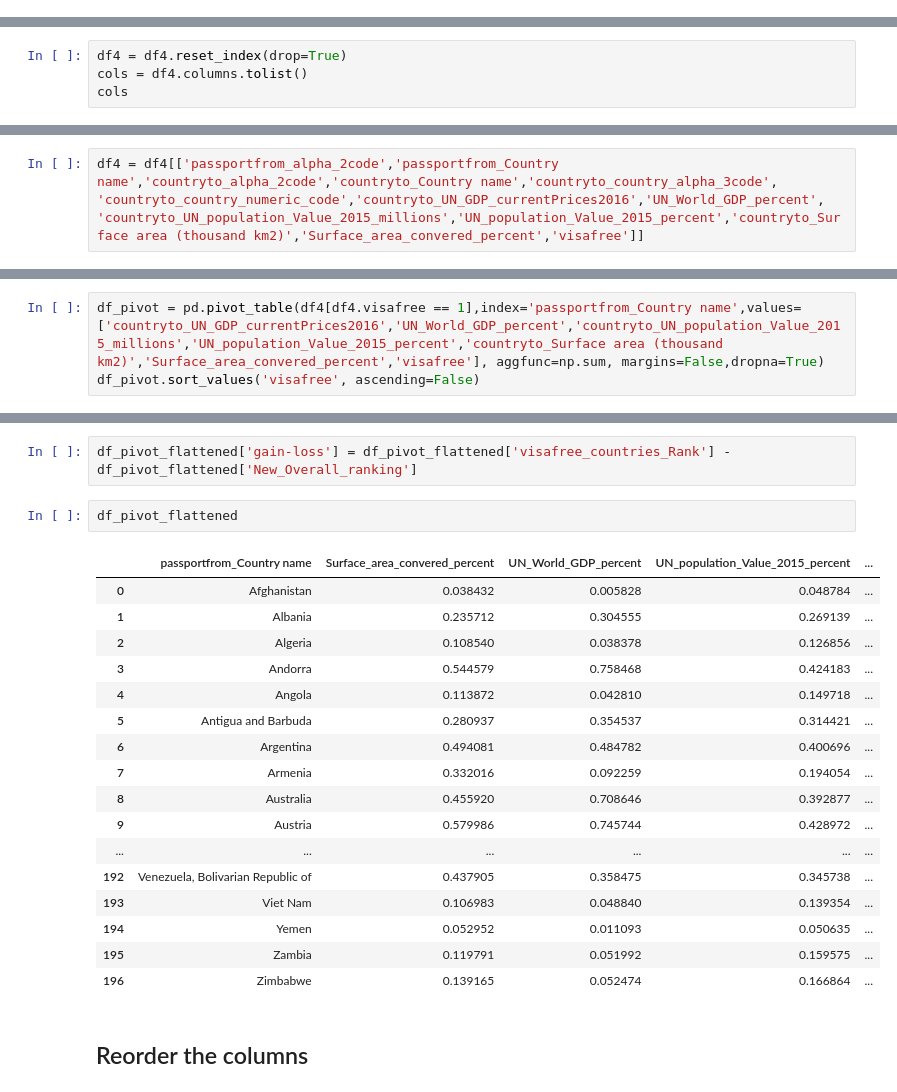
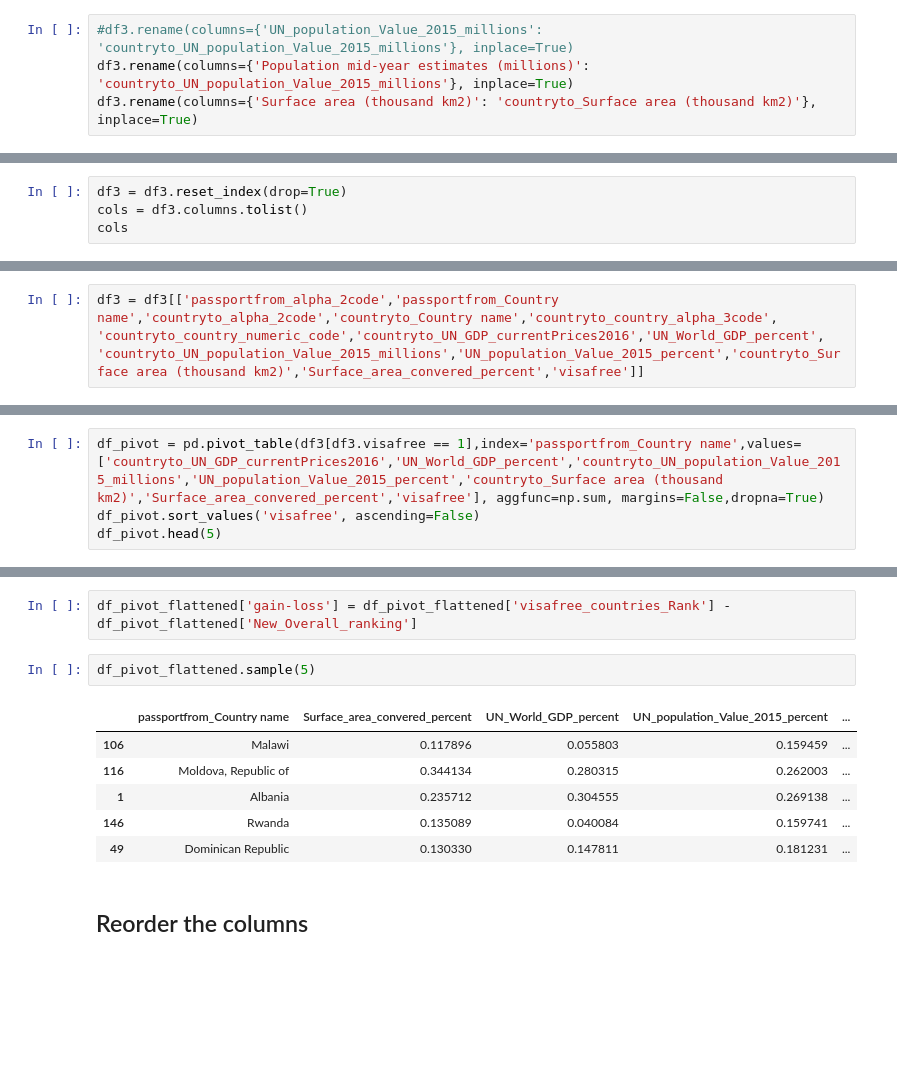
Before and after one commit to jeremielamboley/global-passport-index, a Jupyter notebook: henley_passport_index_intersect_data_sources.ipynb, the cells around one changed output, grey strips where cells are left out. Cells and saved outputs as stored; diff of their text form; blank space fills up the shorter version.

```diff
--- a/henley_passport_index_intersect_data_sources.ipynb
+++ b/henley_passport_index_intersect_data_sources.ipynb
@@ -287 +237,5 @@ df3.rename(columns={'UN_population_Value_2015_millions': 'countryto_UN_populatio
+# %%
+#df3.rename(columns={'UN_population_Value_2015_millions': 'countryto_UN_population_Value_2015_millions'}, inplace=True)
+df3.rename(columns={'Population mid-year estimates (millions)': 'countryto_UN_population_Value_2015_millions'}, inplace=True)
+df3.rename(columns={'Surface area (thousand km2)': 'countryto_Surface area (thousand km2)'}, inplace=True)
 # %%
@@ -322,8 +250,8 @@ df4.sample(5)
 # %% [markdown]
 ## Reordering the columns
 # %%
-df4 = df4.reset_index(drop=True)
-cols = df4.columns.tolist()
+df3 = df3.reset_index(drop=True)
+cols = df3.columns.tolist()
 cols
 # %% [output]
 ['passportfrom_alpha_2code',
@@ -342,4 +269,4 @@ cols
  'Surface_area_convered_percent']
 # %%
-df4 = df4[['passportfrom_alpha_2code','passportfrom_Country name','countryto_alpha_2code','countryto_Country name','countryto_country_alpha_3code', 'countryto_country_numeric_code','countryto_UN_GDP_currentPrices2016','UN_World_GDP_percent', 'countryto_UN_population_Value_2015_millions','UN_population_Value_2015_percent','countryto_Surface area (thousand km2)','Surface_area_convered_percent','visafree']]
+df3 = df3[['passportfrom_alpha_2code','passportfrom_Country name','countryto_alpha_2code','countryto_Country name','countryto_country_alpha_3code', 'countryto_country_numeric_code','countryto_UN_GDP_currentPrices2016','UN_World_GDP_percent', 'countryto_UN_population_Value_2015_millions','UN_population_Value_2015_percent','countryto_Surface area (thousand km2)','Surface_area_convered_percent','visafree']]
 # %%
@@ -385,8 +308,9 @@ memory usage: 4.5+ MB
 # %% [markdown]
 ## Pandas pivot_table
 # %%
-df_pivot = pd.pivot_table(df4[df4.visafree == 1],index='passportfrom_Country name',values=['countryto_UN_GDP_currentPrices2016','UN_World_GDP_percent','countryto_UN_population_Value_2015_millions','UN_population_Value_2015_percent','countryto_Surface area (thousand km2)','Surface_area_convered_percent','visafree'], aggfunc=np.sum, margins=False,dropna=True)
+df_pivot = pd.pivot_table(df3[df3.visafree == 1],index='passportfrom_Country name',values=['countryto_UN_GDP_currentPrices2016','UN_World_GDP_percent','countryto_UN_population_Value_2015_millions','UN_population_Value_2015_percent','countryto_Surface area (thousand km2)','Surface_area_convered_percent','visafree'], aggfunc=np.sum, margins=False,dropna=True)
 df_pivot.sort_values('visafree', ascending=False)
+df_pivot.head(5)
 # %% [output]
 |  | Surface_area_convered_percent | UN_World_GDP_percent | UN_population_Value_2015_percent | countryto_Surface area (thousand ... | ... |
 | passportfrom_Country name |  |  |  |  | ... |
@@ -465,25 +367,14 @@ df_pivot_flattened['New_Overall_ranking'] = df_pivot_flattened['Overall_ranking_
 # %%
 df_pivot_flattened['gain-loss'] = df_pivot_flattened['visafree_countries_Rank'] - df_pivot_flattened['New_Overall_ranking']
 # %%
-df_pivot_flattened
+df_pivot_flattened.sample(5)
 # %% [output]
 |  | passportfrom_Country name | Surface_area_convered_percent | UN_World_GDP_percent | UN_population_Value_2015_percent | ... |
-| 0 | Afghanistan | 0.038432 | 0.005828 | 0.048784 | ... |
-| 1 | Albania | 0.235712 | 0.304555 | 0.269139 | ... |
-| 2 | Algeria | 0.108540 | 0.038378 | 0.126856 | ... |
-| 3 | Andorra | 0.544579 | 0.758468 | 0.424183 | ... |
-| 4 | Angola | 0.113872 | 0.042810 | 0.149718 | ... |
-| 5 | Antigua and Barbuda | 0.280937 | 0.354537 | 0.314421 | ... |
-| 6 | Argentina | 0.494081 | 0.484782 | 0.400696 | ... |
-| 7 | Armenia | 0.332016 | 0.092259 | 0.194054 | ... |
-| 8 | Australia | 0.455920 | 0.708646 | 0.392877 | ... |
-| 9 | Austria | 0.579986 | 0.745744 | 0.428972 | ... |
-| ... | ... | ... | ... | ... | ... |
-| 192 | Venezuela, Bolivarian Republic of | 0.437905 | 0.358475 | 0.345738 | ... |
-| 193 | Viet Nam | 0.106983 | 0.048840 | 0.139354 | ... |
-| 194 | Yemen | 0.052952 | 0.011093 | 0.050635 | ... |
-| 195 | Zambia | 0.119791 | 0.051992 | 0.159575 | ... |
-| 196 | Zimbabwe | 0.139165 | 0.052474 | 0.166864 | ... |
+| 106 | Malawi | 0.117896 | 0.055803 | 0.159459 | ... |
+| 116 | Moldova, Republic of | 0.344134 | 0.280315 | 0.262003 | ... |
+| 1 | Albania | 0.235712 | 0.304555 | 0.269138 | ... |
+| 146 | Rwanda | 0.135089 | 0.040084 | 0.159741 | ... |
+| 49 | Dominican Republic | 0.130330 | 0.147811 | 0.181231 | ... |
 # %% [markdown]
 ## Reorder the columns
 # %%
```
Also changed, not shown: parts of 53 cells of this notebook.
